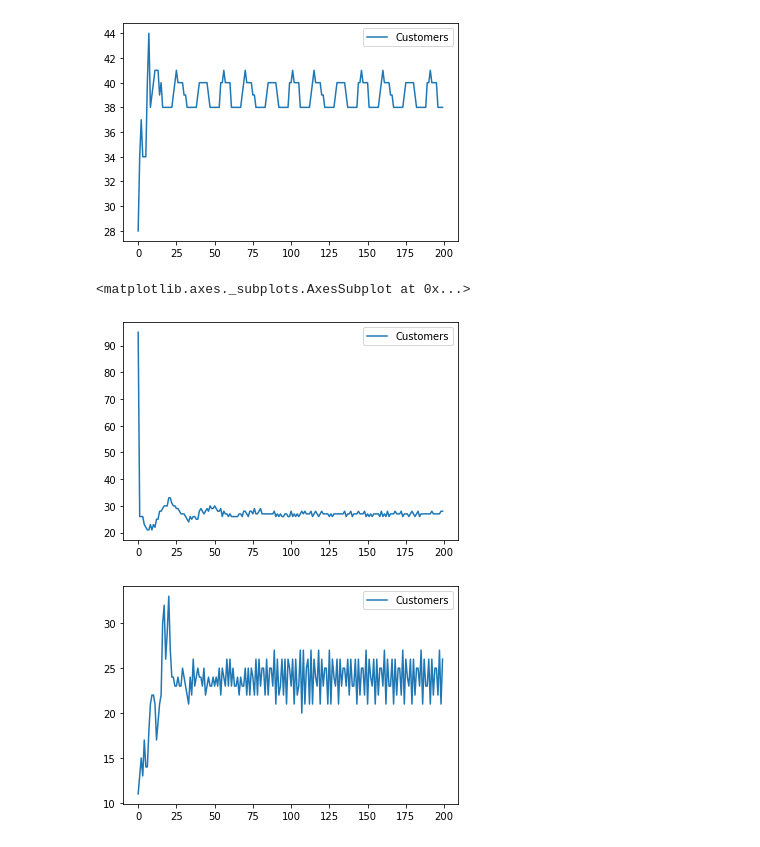
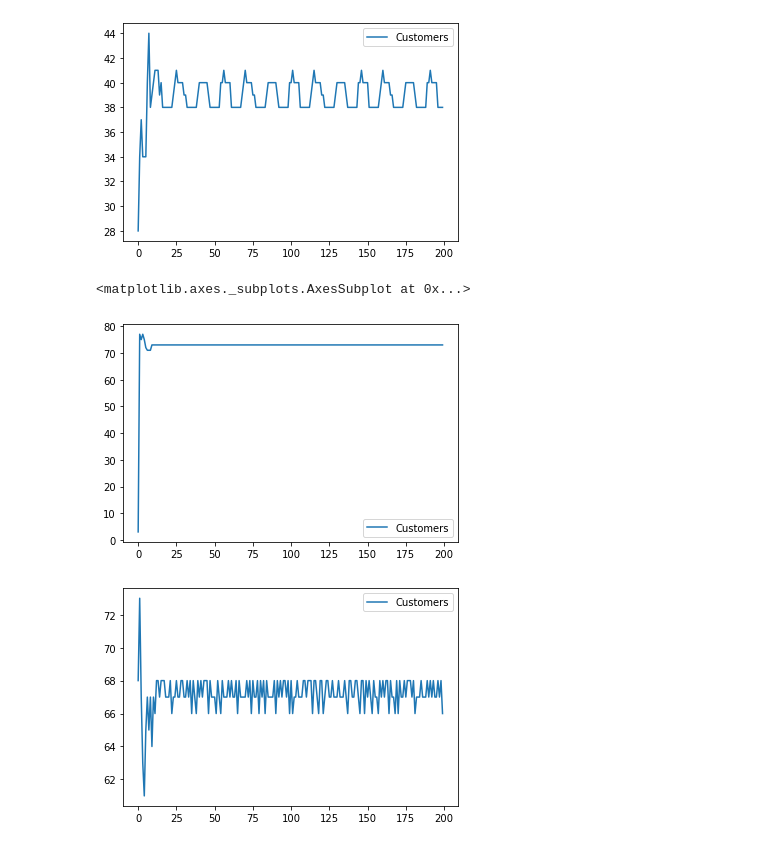
Before and after one commit to projectmesa/mesa, a Jupyter notebook: examples/el_farol/el_farol/el_farol.ipynb, the cells around one changed output. Cells and saved outputs as stored; diff of their text form; code cells hidden in the pictures.

```diff
--- a/examples/el_farol/el_farol/el_farol.ipynb
+++ b/examples/el_farol/el_farol/el_farol.ipynb
@@ -106,18 +103,18 @@ gini.plot()
 <matplotlib.axes._subplots.AxesSubplot at 0x...>
 [figure]
 # %%
-model = ElFarolBar(N=100,crowdthreshold=30,memory_size=20)
+model = ElFarolBar(N=100,crowdthreshold=70,memory_size=5)
 for i in range(200):
     model.step()
 gini = model.datacollector.get_model_vars_dataframe()
 gini.plot()
 
-model = ElFarolBar(N=100,crowdthreshold=30,memory_size=20,num_strategies=20)
+model = ElFarolBar(N=100,crowdthreshold=70,memory_size=10)#,num_strategies=20)
 for i in range(200):
     model.step()
 gini = model.datacollector.get_model_vars_dataframe()
 gini.plot()
 # %% [output]
 <matplotlib.axes._subplots.AxesSubplot at 0x...>
-[figure, old version]
+[figure, new version]
-[figure, old version]
+[figure, new version]
```
Also changed, not shown: parts of 9 cells of this notebook.
